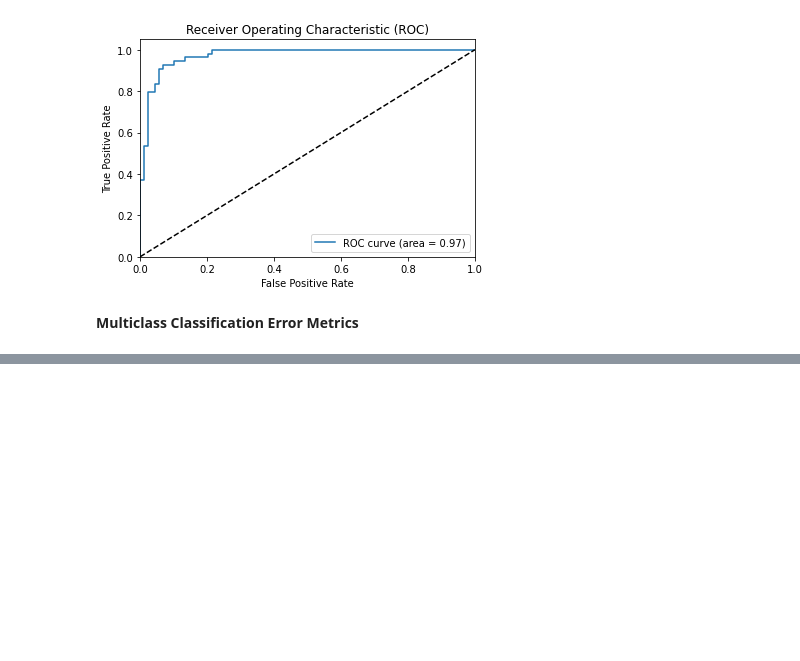
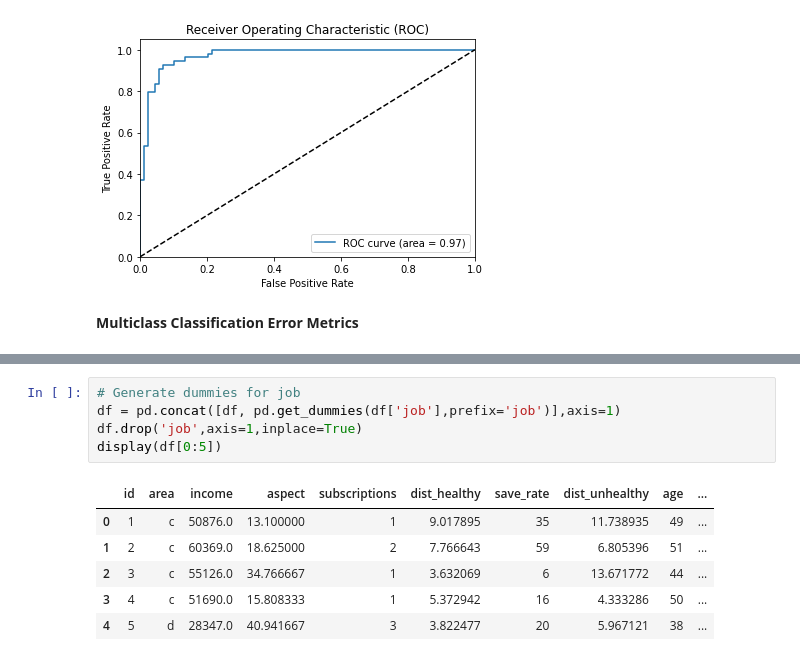
Before and after one commit to PorasS/AI, a Jupyter notebook: MulticlassClassiROCAUC.ipynb, the cells around one changed output, grey strips where cells are left out. Drawn from its saved outputs; the diff is of its cells as text; blank space fills up the shorter version.

```diff
--- a/MulticlassClassiROCAUC.ipynb
+++ b/MulticlassClassiROCAUC.ipynb
@@ -158,0 +174,12 @@ plot_roc(pred,y_test)
+# %%
+# Generate dummies for job
+df = pd.concat([df, pd.get_dummies(df['job'],prefix='job')],axis=1)
+df.drop('job',axis=1,inplace=True)
+display(df[0:5])
+# %% [output]
+|  | id | area | income | aspect | subscriptions | dist_healthy | save_rate | dist_unhealthy | age | ... |
+| 0 | 1 | c | 50876.0 | 13.100000 | 1 | 9.017895 | 35 | 11.738935 | 49 | ... |
+| 1 | 2 | c | 60369.0 | 18.625000 | 2 | 7.766643 | 59 | 6.805396 | 51 | ... |
+| 2 | 3 | c | 55126.0 | 34.766667 | 1 | 3.632069 | 6 | 13.671772 | 44 | ... |
+| 3 | 4 | c | 51690.0 | 15.808333 | 1 | 5.372942 | 16 | 4.333286 | 50 | ... |
+| 4 | 5 | d | 28347.0 | 40.941667 | 3 | 3.822477 | 20 | 5.967121 | 38 | ... |
```
Also changed, not shown: parts of 7 cells of this notebook.
